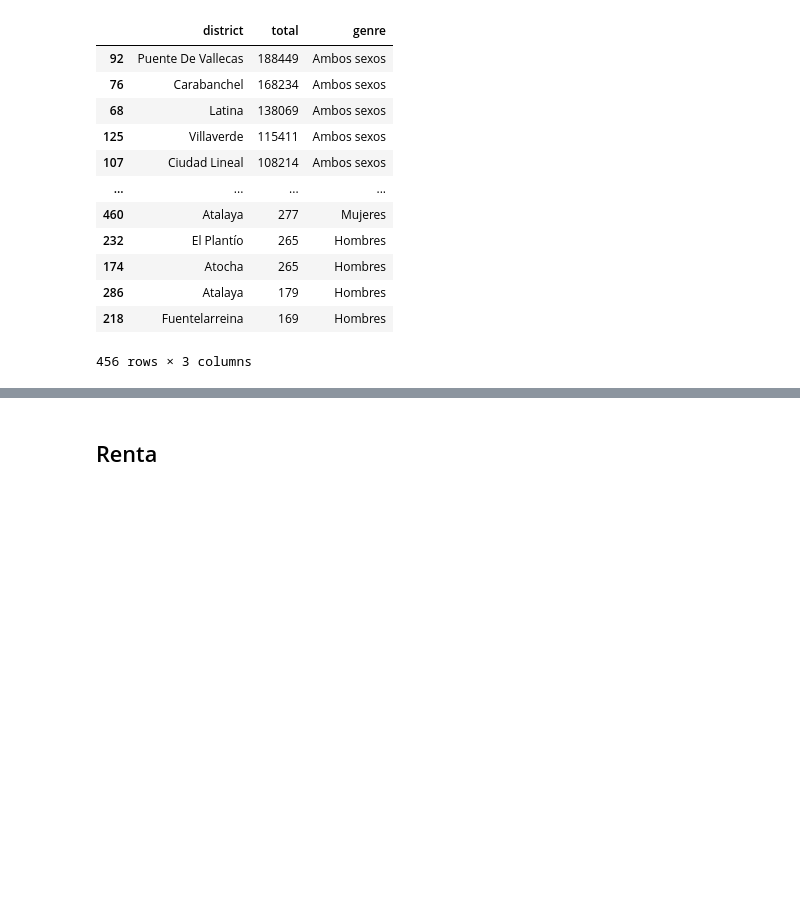
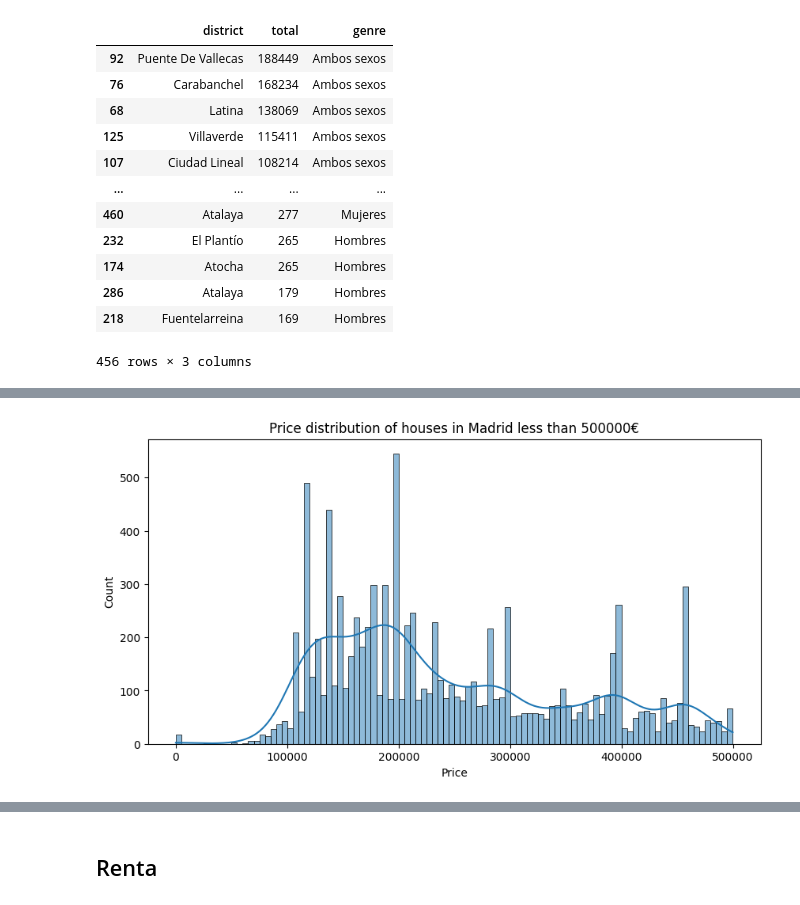
Before and after one commit to fernandez-a/House-price-predictor, a Jupyter notebook: notebooks/00_data_preparation.ipynb, the cells around one changed output, grey strips where cells are left out. Cells and saved outputs as stored; diff of their text form; code cells hidden in the pictures; blank space fills up the shorter version.

```diff
--- a/notebooks/00_data_preparation.ipynb
+++ b/notebooks/00_data_preparation.ipynb
@@ -166,0 +247,8 @@ total_values.to_csv('../data/madrid/total_by_district.csv')
+# %%
+fig = plt.figure(figsize=(10,5))
+plt.title('Price distribution of houses in Madrid less than 500000€')
+
+sns.histplot(data=df_fotocasa[df_fotocasa['Price'] < 500000], x='Price', bins=100, kde=True)
+plt.show()
+# %% [output]
+[figure, added]
```
Also changed, not shown: parts of 33 cells of this notebook.
